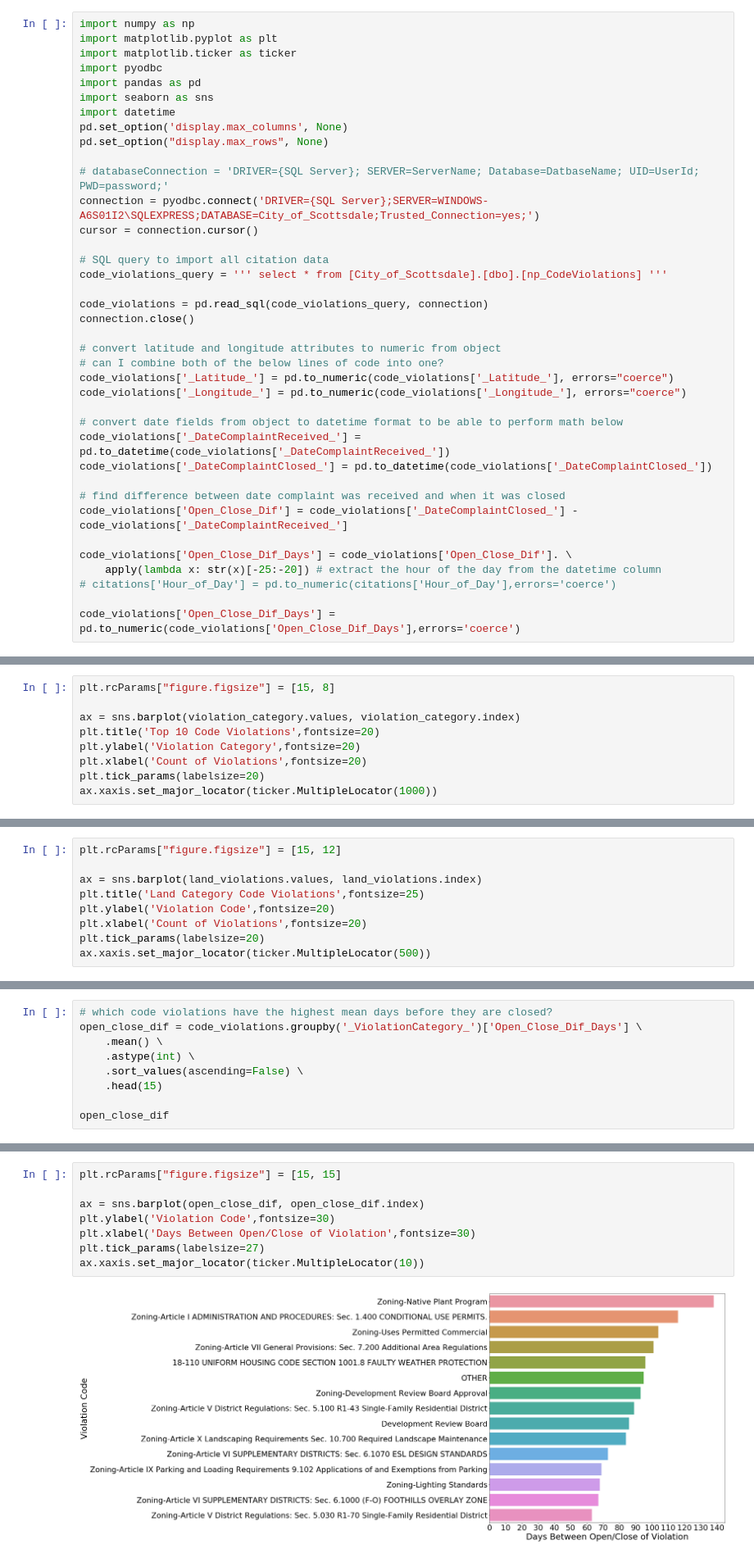
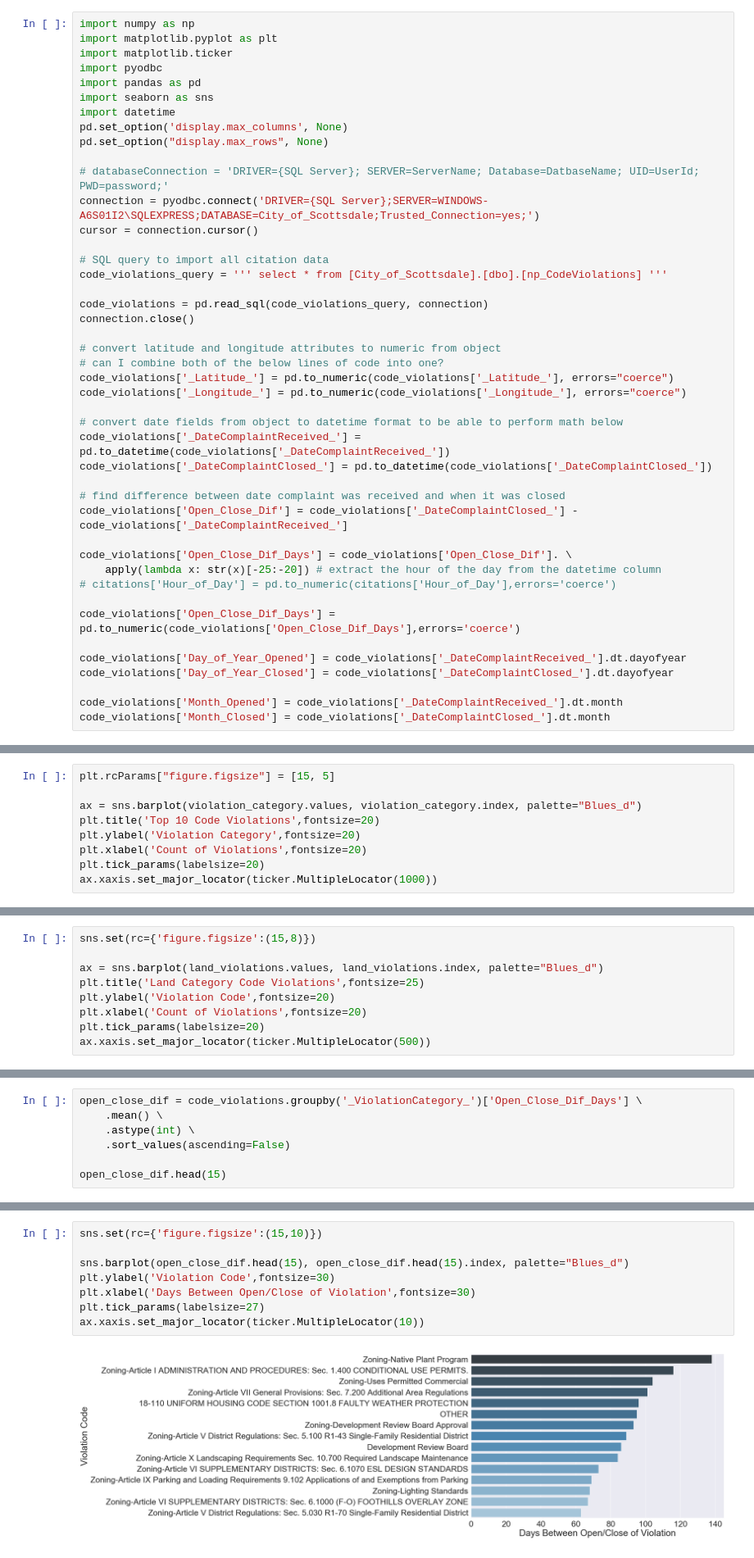
Before and after one commit to mrkjhsn/Planning-and-Development-Code-Violations-Scottsdale, a Jupyter notebook: Code_Violations_EDA.ipynb, the cells around one changed output, grey strips where cells are left out. Shown at 82% size. Saved outputs shown, nothing was run; the diff lists cells and outputs as text.

```diff
--- a/Code_Violations_EDA.ipynb
+++ b/Code_Violations_EDA.ipynb
@@ -3,7 +3,7 @@
 # %%
 import numpy as np
 import matplotlib.pyplot as plt
-import matplotlib.ticker as ticker
+import matplotlib.ticker
 import pyodbc
 import pandas as pd
 import seaborn as sns
@@ -38,6 +38,12 @@ code_violations['Open_Close_Dif_Days'] = code_violations['Open_Close_Dif']. \
 # citations['Hour_of_Day'] = pd.to_numeric(citations['Hour_of_Day'],errors='coerce')
 
 code_violations['Open_Close_Dif_Days'] = pd.to_numeric(code_violations['Open_Close_Dif_Days'],errors='coerce')
+
+code_violations['Day_of_Year_Opened'] = code_violations['_DateComplaintReceived_'].dt.dayofyear
+code_violations['Day_of_Year_Closed'] = code_violations['_DateComplaintClosed_'].dt.dayofyear
+
+code_violations['Month_Opened'] = code_violations['_DateComplaintReceived_'].dt.month
+code_violations['Month_Closed'] = code_violations['_DateComplaintClosed_'].dt.month
 # %%
 code_violations.head()
 # %% [output]
@@ -86,9 +90,9 @@ Zoning-Designated Parking-Front Yards                   126
 No Violation                                            118
 Name: _ViolationCategory_, dtype: int64
 # %%
-plt.rcParams["figure.figsize"] = [15, 8]
+plt.rcParams["figure.figsize"] = [15, 5]
 
-ax = sns.barplot(violation_category.values, violation_category.index)
+ax = sns.barplot(violation_category.values, violation_category.index, palette="Blues_d")
 plt.title('Top 10 Code Violations',fontsize=20)
 plt.ylabel('Violation Category',fontsize=20)
 plt.xlabel('Count of Violations',fontsize=20)
@@ -107,9 +109,9 @@ land_violations = code_violations.groupby(['_ViolationCategory_','_ViolationCode
     .dropna() \
     .sort_values(ascending=False)
 # %%
-plt.rcParams["figure.figsize"] = [15, 12]
+sns.set(rc={'figure.figsize':(15,8)})
 
-ax = sns.barplot(land_violations.values, land_violations.index)
+ax = sns.barplot(land_violations.values, land_violations.index, palette="Blues_d")
 plt.title('Land Category Code Violations',fontsize=25)
 plt.ylabel('Violation Code',fontsize=20)
 plt.xlabel('Count of Violations',fontsize=20)
@@ -120,12 +124,10 @@ ax.xaxis.set_major_locator(ticker.MultipleLocator(500))
 # %%
-# which code violations have the highest mean days before they are closed?
 open_close_dif = code_violations.groupby('_ViolationCategory_')['Open_Close_Dif_Days'] \
     .mean() \
     .astype(int) \
-    .sort_values(ascending=False) \
-    .head(15)
+    .sort_values(ascending=False)
 
-open_close_dif
+open_close_dif.head(15)
 # %% [output]
 _ViolationCategory_
 Zoning-Native Plant Program                                                                             138
@@ -145,12 +147,12 @@ Zoning-Article VI SUPPLEMENTARY DISTRICTS: Sec. 6.1000 (F-O) FOOTHILLS OVERLAY Z
 Zoning-Article V District Regulations: Sec. 5.030 R1-70 Single-Family Residential District               63
 Name: Open_Close_Dif_Days, dtype: int32
 # %%
-plt.rcParams["figure.figsize"] = [15, 15]
+sns.set(rc={'figure.figsize':(15,10)})
 
-ax = sns.barplot(open_close_dif, open_close_dif.index)
+sns.barplot(open_close_dif.head(15), open_close_dif.head(15).index, palette="Blues_d")
 plt.ylabel('Violation Code',fontsize=30)
 plt.xlabel('Days Between Open/Close of Violation',fontsize=30)
 plt.tick_params(labelsize=27)
 ax.xaxis.set_major_locator(ticker.MultipleLocator(10))
 # %% [output]
-[figure, old version]
+[figure, new version]
```
Also changed, not shown: parts of 16 cells of this notebook.
